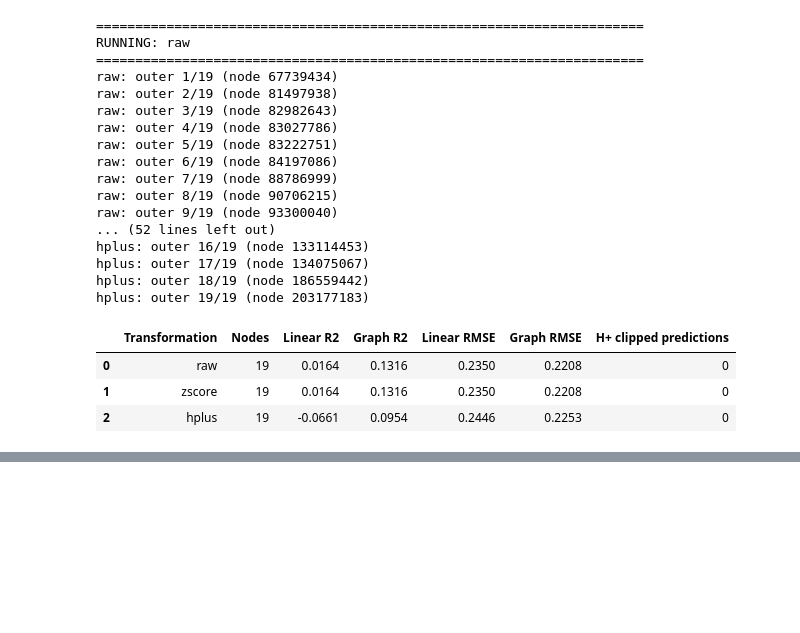
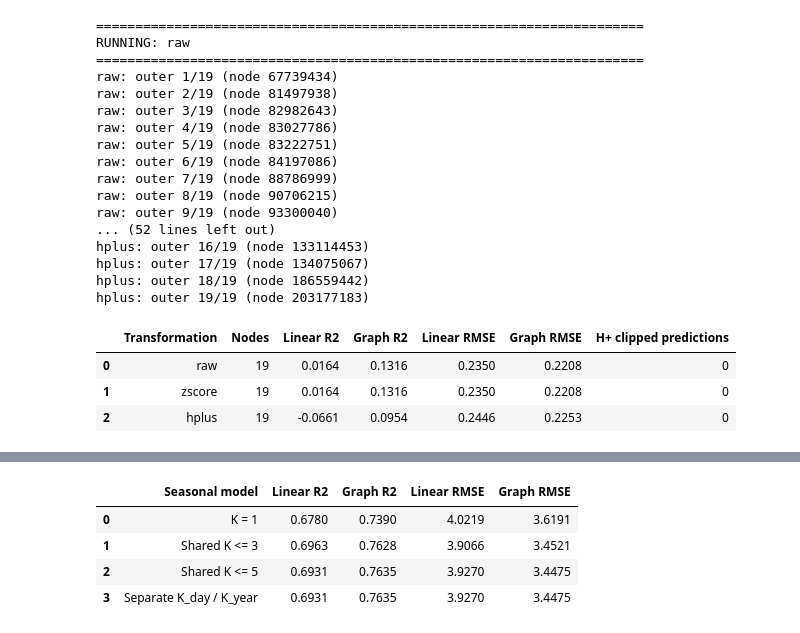
Before and after one commit to andrewc156/rivernets, a Jupyter notebook: largest_uncompressed_laplacian.ipynb, the cells around one changed output, grey strips where cells are left out. Cells and saved outputs as stored; diff of their text form; code cells hidden in the pictures; blank space fills up the shorter version.

Commit message:
feature engineered and tuned higher fourier harmonics and tested seasonal interactions

```diff
--- a/largest_uncompressed_laplacian.ipynb
+++ b/largest_uncompressed_laplacian.ipynb
@@ -10442,0 +12859,88 @@ hplus: outer 19/19 (node 203177183)
+# %%
+temp_model_comparison = pd.DataFrame({
+
+    "Seasonal model": [
+        "K = 1",
+        "Shared K <= 3",
+        "Shared K <= 5",
+        "Separate K_day / K_year"
+    ],
+
+    "Linear R2": [
+        0.678,
+        temp_fourier_result[
+            "Linear R2"
+        ],
+        temp_fourier_5_result[
+            "Linear R2"
+        ],
+        temp_separate_result[
+            "Linear R2"
+        ]
+    ],
+
+    "Graph R2": [
+        0.739,
+        temp_fourier_result[
+            "Graph R2"
+        ],
+        temp_fourier_5_result[
+            "Graph R2"
+        ],
+        temp_separate_result[
+            "Graph R2"
+        ]
+    ],
+
+    "Linear RMSE": [
+        4.0219,
+        temp_fourier_result[
+            "Linear RMSE"
+        ],
+        temp_fourier_5_result[
+            "Linear RMSE"
+        ],
+        temp_separate_result[
+            "Linear RMSE"
+        ]
+    ],
+
+    "Graph RMSE": [
+        3.6191,
+        temp_fourier_result[
+            "Graph RMSE"
+        ],
+        temp_fourier_5_result[
+            "Graph RMSE"
+        ],
+        temp_separate_result[
+            "Graph RMSE"
+        ]
+    ]
+})
+
+
+display(
+    temp_model_comparison
+    .style
+    .format({
+
+        "Linear R2":
+            "{:.4f}",
+
+        "Graph R2":
+            "{:.4f}",
+
+        "Linear RMSE":
+            "{:.4f}",
+
+        "Graph RMSE":
+            "{:.4f}"
+    })
+)
+# %% [output]
+|  | Seasonal model | Linear R2 | Graph R2 | Linear RMSE | Graph RMSE |
+| 0 | K = 1 | 0.6780 | 0.7390 | 4.0219 | 3.6191 |
+| 1 | Shared K <= 3 | 0.6963 | 0.7628 | 3.9066 | 3.4521 |
+| 2 | Shared K <= 5 | 0.6931 | 0.7635 | 3.9270 | 3.4475 |
+| 3 | Separate K_day / K_year | 0.6931 | 0.7635 | 3.9270 | 3.4475 |
```
Also changed, not shown: parts of 30 cells of this notebook.
